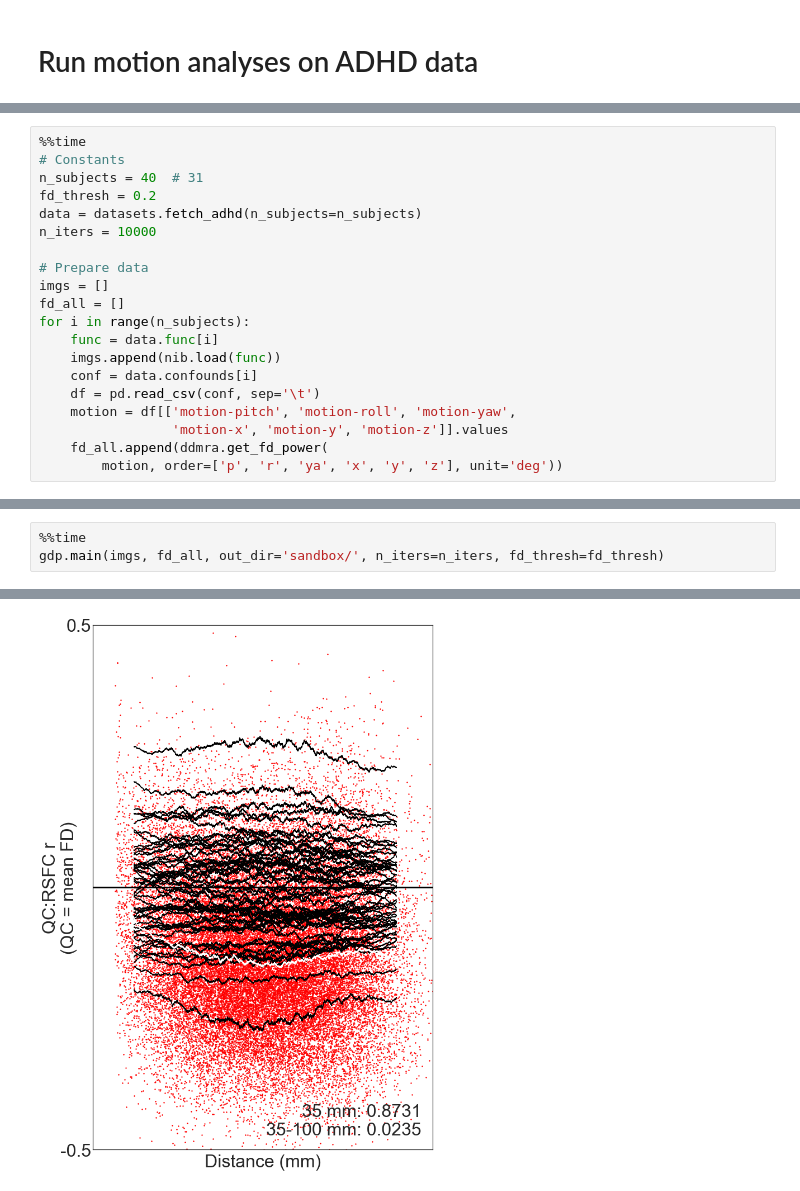
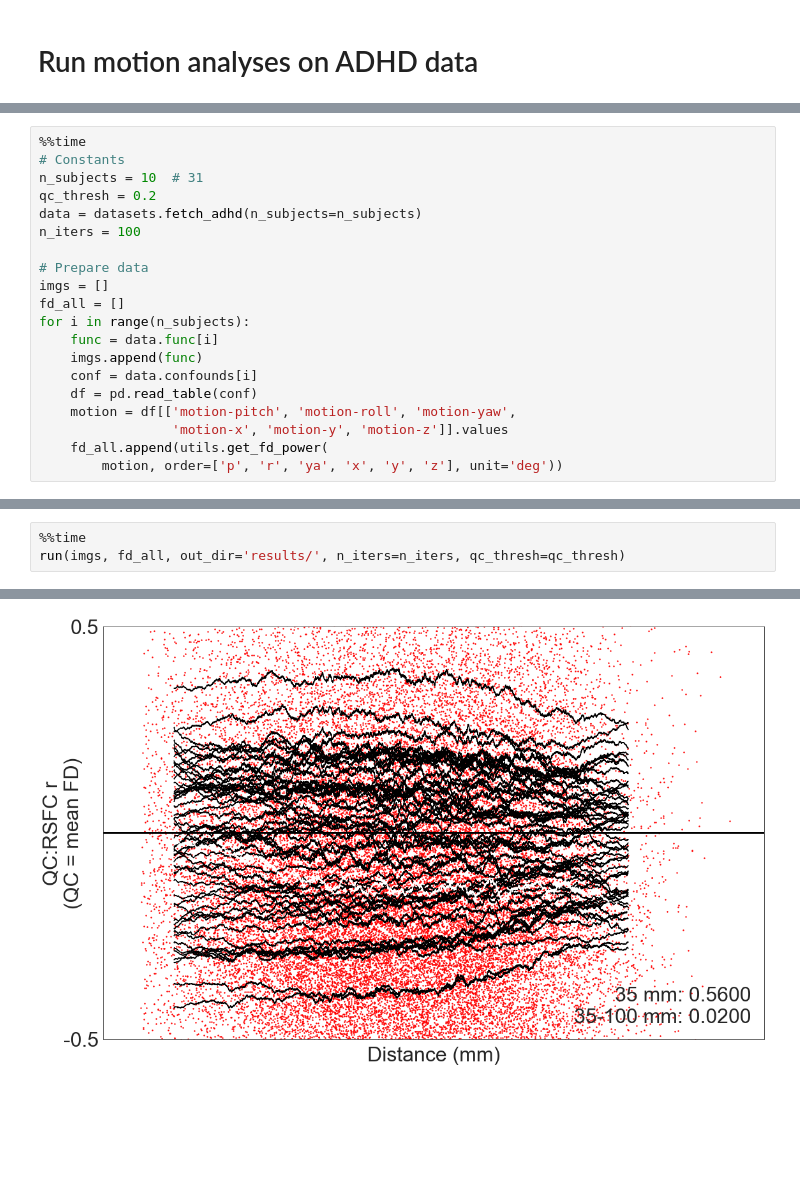
Before and after one commit to ME-ICA/ddmra, a Jupyter notebook: examples/test_analysis.ipynb, the cells around one changed output, grey strips where cells are left out. Drawn from its saved outputs; the diff is of its cells as text; blank space fills up the shorter version.

```diff
--- a/examples/test_analysis.ipynb
+++ b/examples/test_analysis.ipynb
@@ -14,21 +9,21 @@ from nilearn import datasets
 # %%
 %%time
 # Constants
-n_subjects = 40  # 31
-fd_thresh = 0.2
+n_subjects = 10  # 31
+qc_thresh = 0.2
 data = datasets.fetch_adhd(n_subjects=n_subjects)
-n_iters = 10000
+n_iters = 100
 
 # Prepare data
 imgs = []
 fd_all = []
 for i in range(n_subjects):
     func = data.func[i]
-    imgs.append(nib.load(func))
+    imgs.append(func)
     conf = data.confounds[i]
-    df = pd.read_csv(conf, sep='\t')
+    df = pd.read_table(conf)
     motion = df[['motion-pitch', 'motion-roll', 'motion-yaw',
                  'motion-x', 'motion-y', 'motion-z']].values
-    fd_all.append(ddmra.get_fd_power(
+    fd_all.append(utils.get_fd_power(
         motion, order=['p', 'r', 'ya', 'x', 'y', 'z'], unit='deg'))
 # %% [output]
@@ -37,4 +32,4 @@ Wall time: 232 ms
 # %%
 %%time
-gdp.main(imgs, fd_all, out_dir='sandbox/', n_iters=n_iters, fd_thresh=fd_thresh)
+run(imgs, fd_all, out_dir='results/', n_iters=n_iters, qc_thresh=qc_thresh)
 # %% [output]
@@ -43 +38 @@ Wall time: 6min 50s
-[figure, old version]
+[figure, new version]
```
Also changed, not shown: parts of 4 cells of this notebook, 8 other files.
